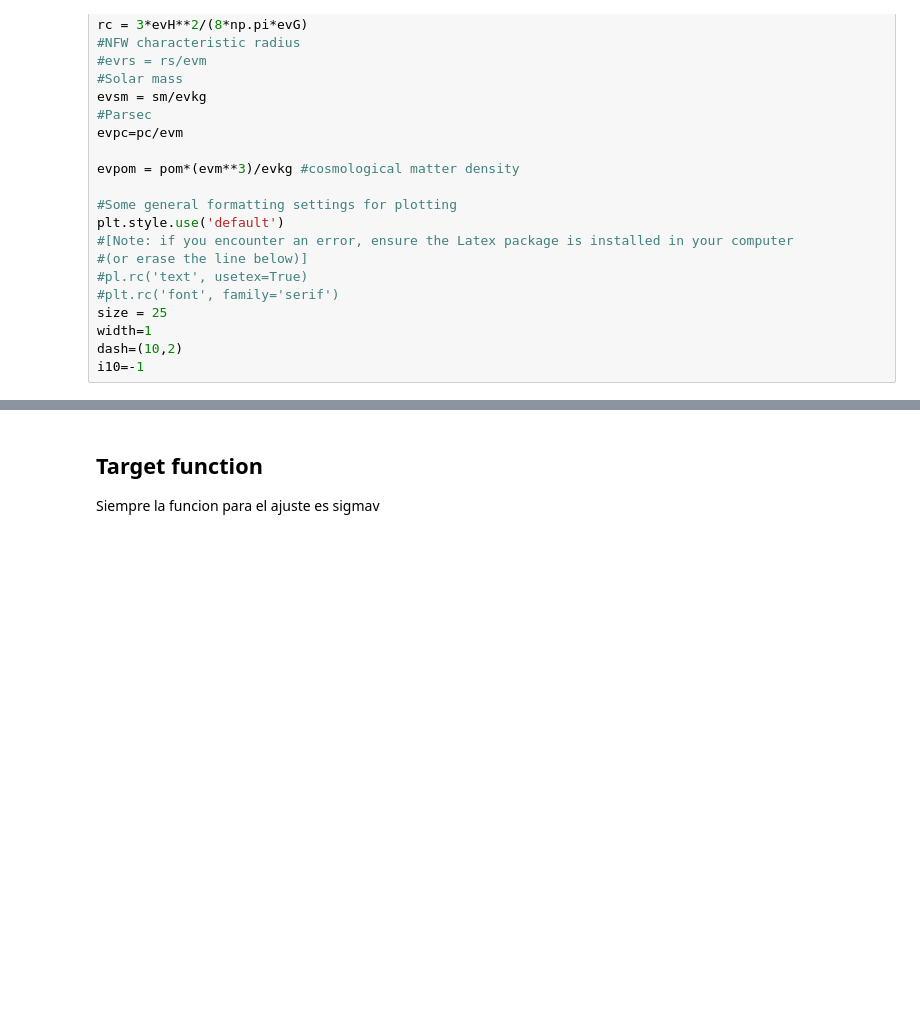
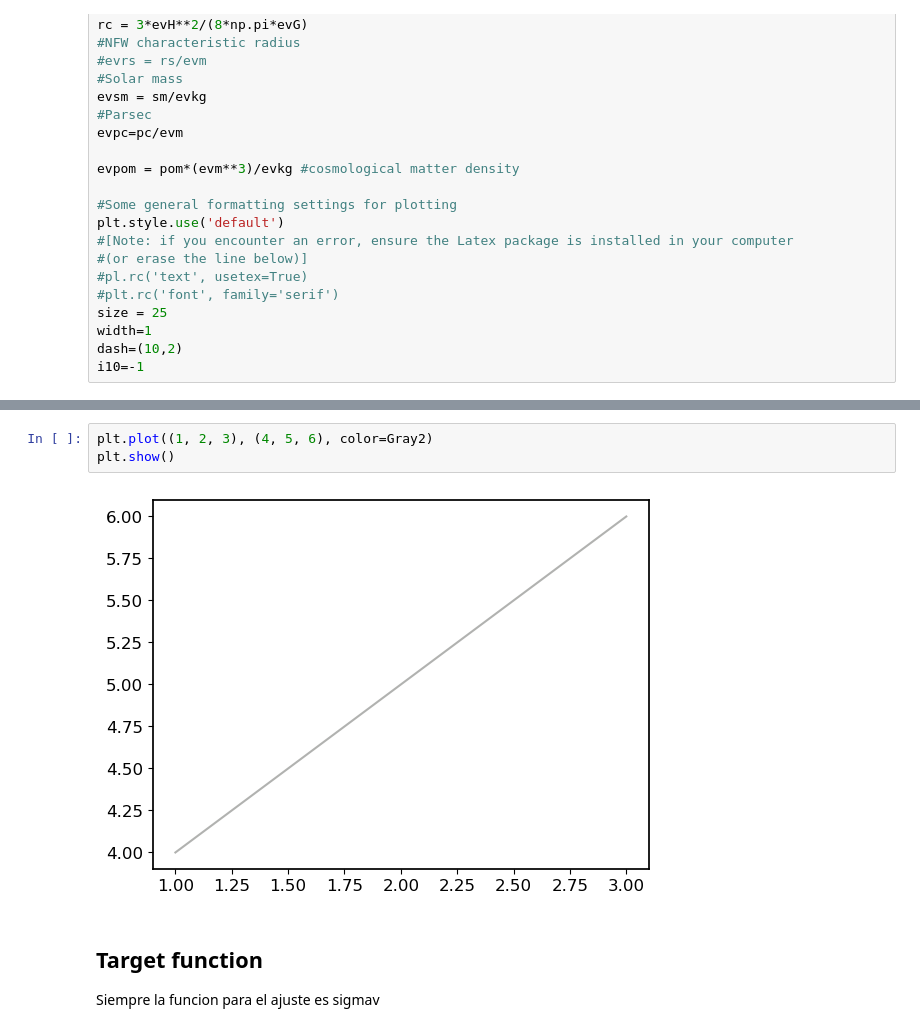
Before and after one commit to nigomezcr/Leptophilic-Atlas-Repo, a Jupyter notebook: CLASSICS-Files/NewFits.ipynb, the cells around one changed output, grey strips where cells are left out. Cells and saved outputs as stored; diff of their text form; blank space fills up the shorter version.

```diff
--- a/CLASSICS-Files/NewFits.ipynb
+++ b/CLASSICS-Files/NewFits.ipynb
@@ -261,6 +255,11 @@ Gray2 = (0.694,0.698,0.690)
 
 #convertion factor
 fc = GeVtocm2*GeVtog
+# %%
+plt.plot((1, 2, 3), (4, 5, 6), color=Gray2)
+plt.show()
+# %% [output]
+[figure, added]
 # %% [markdown]
 ## Target function
 
```
Also changed, not shown: parts of 8 cells of this notebook, 1 other file.
